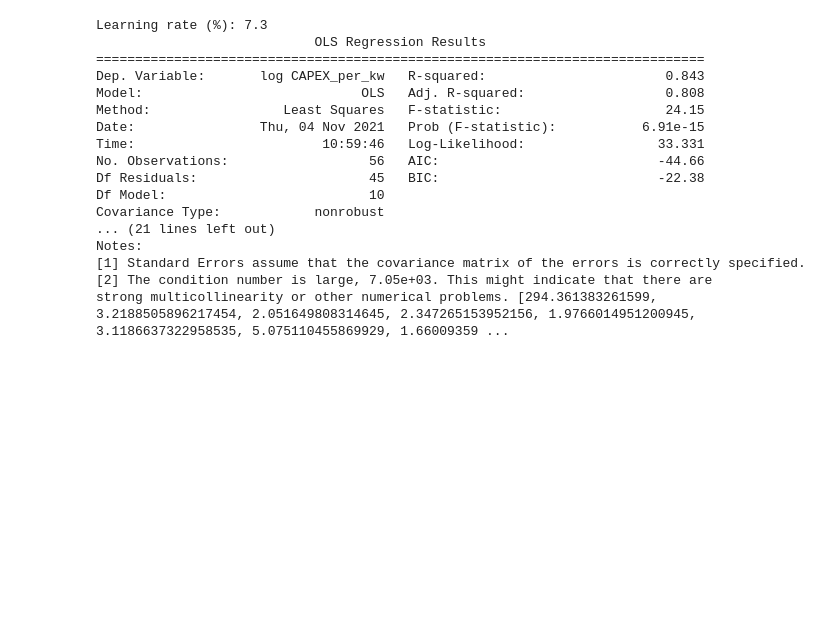
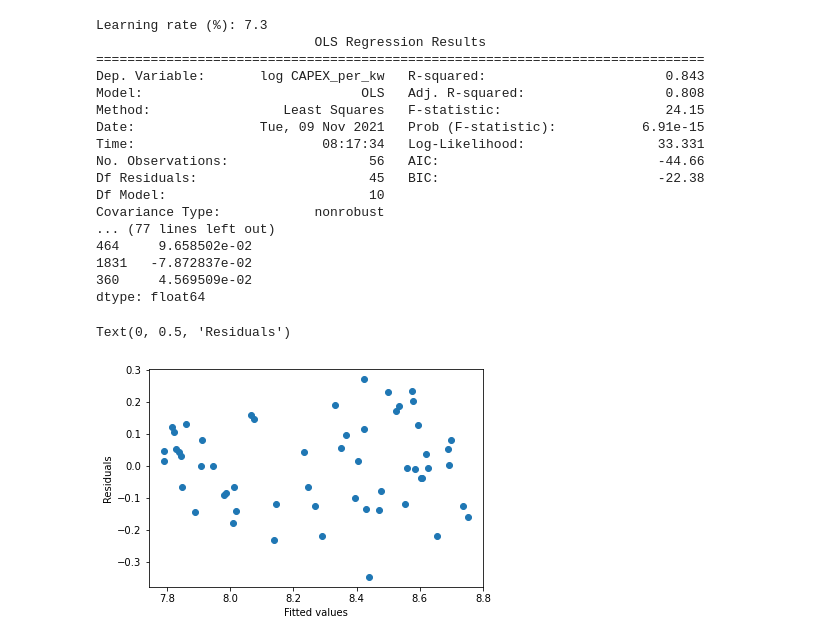
Before and after one commit to JakeNunemaker/FORCE, a Jupyter notebook: dev.ipynb, the cells around one changed output. Drawn from its saved outputs; the diff is of its cells as text; code cells hidden in the pictures; blank space fills up the shorter version.

Commit message:
Added methods to regression class to check residuals.  Added residuals plot to dev notebook

```diff
--- a/dev.ipynb
+++ b/dev.ipynb
@@ -4,7 +4,7 @@ import pandas as pd
 from FORCE.learning import Regression
 from FORCE.utils import plot_learning_forecast
 # %%
-fp = "2021_OWMR.csv"
+fp = "FORCE/2021_OWMR.csv"
 projects = pd.read_csv(fp, header=2)#, encoding="ISO-8859-1")
 # %%
 filters = {
@@ -35,7 +35,7 @@ regression = Regression(
 # Display learning rate
 lr = np.round(regression.learning_rate, 3) * 100
 print('Learning rate (%):', lr)
-print(regression.summary, regression.vif)
+print(regression.summary, regression.vif, regression.residuals)
 # %% [output]
 Learning rate (%): 7.3
                             OLS Regression Results
@@ -43,17 +43,28 @@ Learning rate (%): 7.3
 Dep. Variable:       log CAPEX_per_kw   R-squared:                       0.843
 Model:                            OLS   Adj. R-squared:                  0.808
 Method:                 Least Squares   F-statistic:                     24.15
-Date:                Thu, 04 Nov 2021   Prob (F-statistic):           6.91e-15
-Time:                        10:59:46   Log-Likelihood:                 33.331
+Date:                Tue, 09 Nov 2021   Prob (F-statistic):           6.91e-15
+Time:                        08:17:34   Log-Likelihood:                 33.331
 No. Observations:                  56   AIC:                            -44.66
 Df Residuals:                      45   BIC:                            -22.38
 Df Model:                          10
 Covariance Type:            nonrobust
-... (21 lines left out)
-Notes:
-[1] Standard Errors assume that the covariance matrix of the errors is correctly specified.
-[2] The condition number is large, 7.05e+03. This might indicate that there are
-strong multicollinearity or other numerical problems. [294.361383261599, 3.2188505896217454, 2.051649808314645, 2.347265153952156, 1.9766014951200945, 3.1186637322958535, 5.075110455869929, 1.66009359 ...
+... (77 lines left out)
+464     9.658502e-02
+1831   -7.872837e-02
+360     4.569509e-02
+dtype: float64
+# %%
+import matplotlib.pyplot as plt
+# plt(regression.residuals)
+res = regression.residuals
+fits = regression.fittedvalues
+plt.scatter(fits,res)
+plt.xlabel('Fitted values')
+plt.ylabel('Residuals')
+# %% [output]
+Text(0, 0.5, 'Residuals')
+[figure, added]
 # %%
 # Old source from various consultancies
 forecast_old = {
```
Also changed, not shown: 1 other file.
